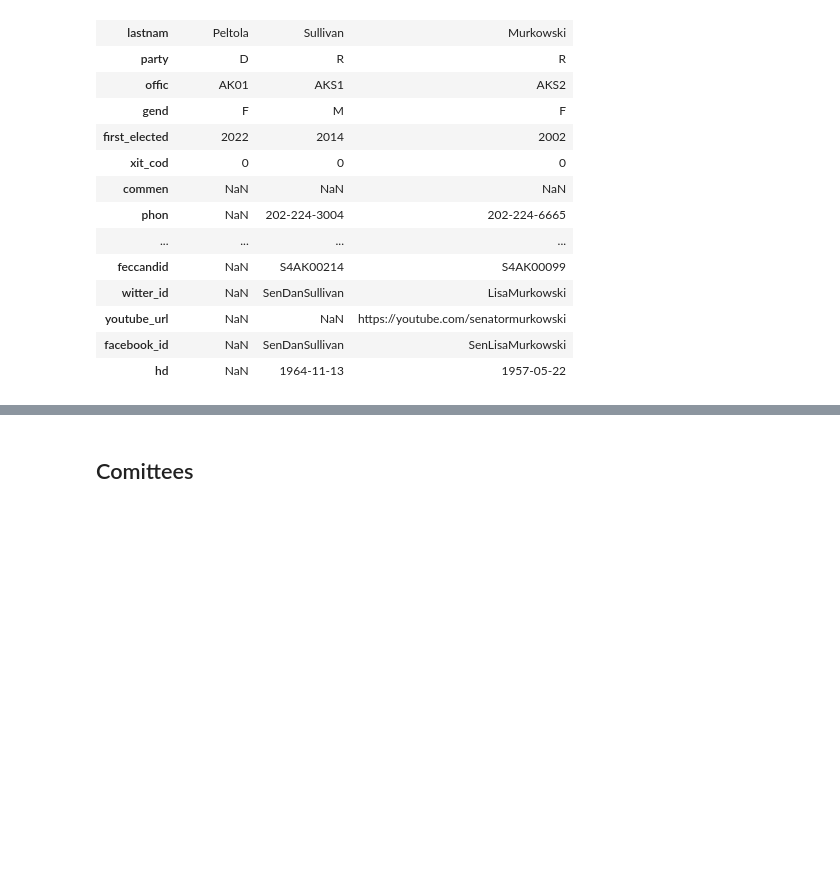
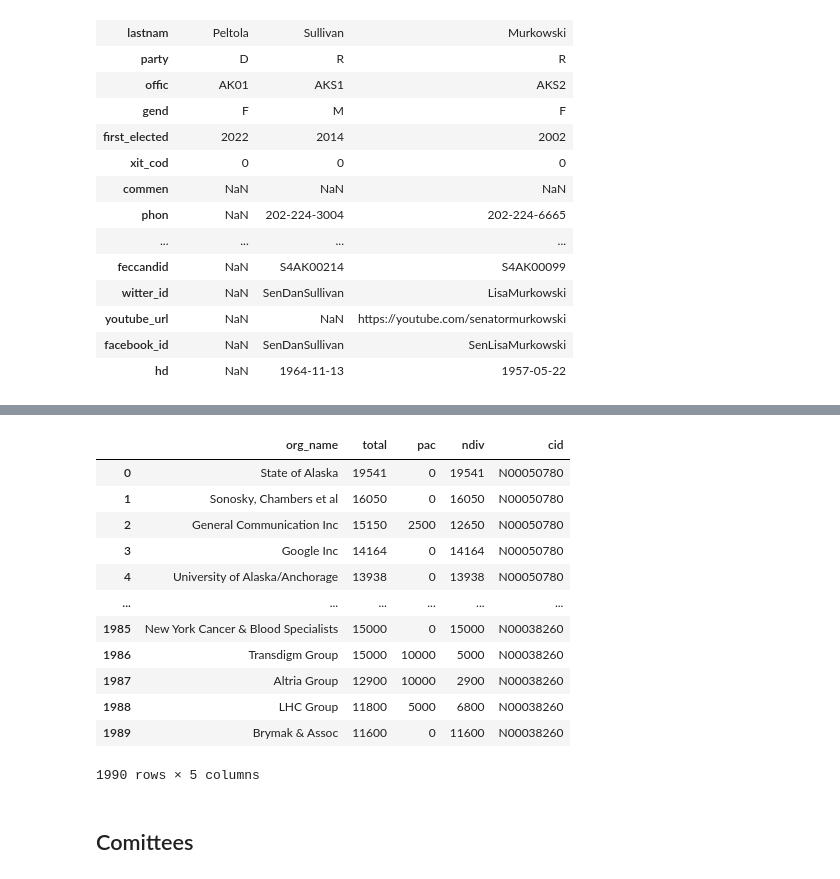
Before and after one commit to bryanchrist/contrans2023, a Jupyter notebook: construct_db.ipynb, the cells around one changed output, grey strips where cells are left out. Drawn from its saved outputs; the diff is of its cells as text; code cells hidden in the pictures; blank space fills up the shorter version.

```diff
--- a/construct_db.ipynb
+++ b/construct_db.ipynb
@@ -172,3 +210,20 @@ os_contributions.head()
+# %%
+os_contributions = os_contributions.rename(columns = {'otal': 'total', 'org_nam': 'org_name'})
+os_contributions
+# %% [output]
+|  | org_name | total | pac | ndiv | cid |
+| 0 | State of Alaska | 19541 | 0 | 19541 | N00050780 |
+| 1 | Sonosky, Chambers et al | 16050 | 0 | 16050 | N00050780 |
+| 2 | General Communication Inc | 15150 | 2500 | 12650 | N00050780 |
+| 3 | Google Inc | 14164 | 0 | 14164 | N00050780 |
+| 4 | University of Alaska/Anchorage | 13938 | 0 | 13938 | N00050780 |
+| ... | ... | ... | ... | ... | ... |
+| 1985 | New York Cancer & Blood Specialists | 15000 | 0 | 15000 | N00038260 |
+| 1986 | Transdigm Group | 15000 | 10000 | 5000 | N00038260 |
+| 1987 | Altria Group | 12900 | 10000 | 2900 | N00038260 |
+| 1988 | LHC Group | 11800 | 5000 | 6800 | N00038260 |
+| 1989 | Brymak & Assoc | 11600 | 0 | 11600 | N00038260 |
+1990 rows × 5 columns
 # %% [markdown]
 ## Comittees
 # %%
```
Also changed, not shown: parts of 31 cells of this notebook, 2 other files.
